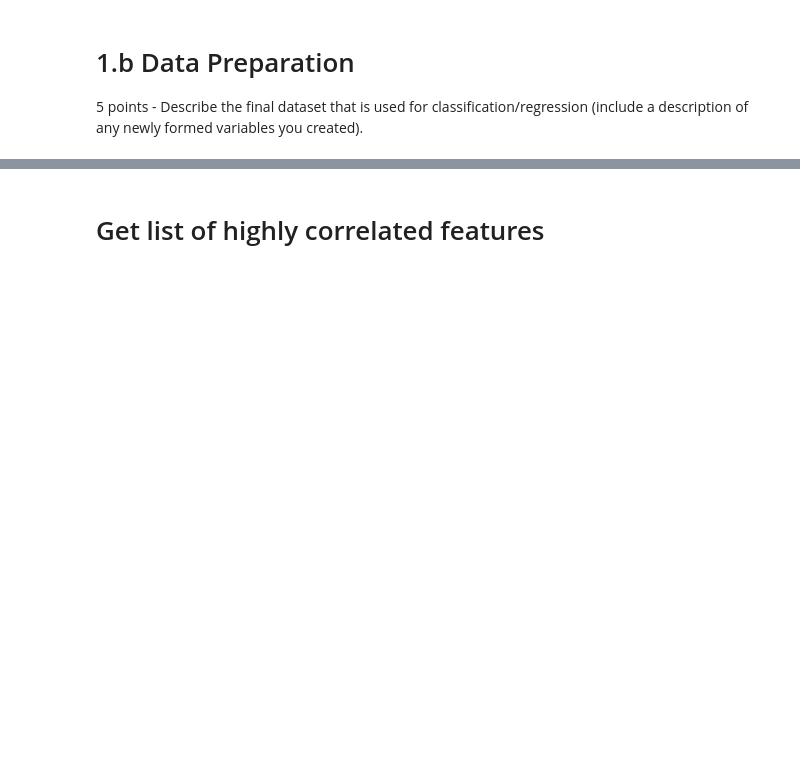
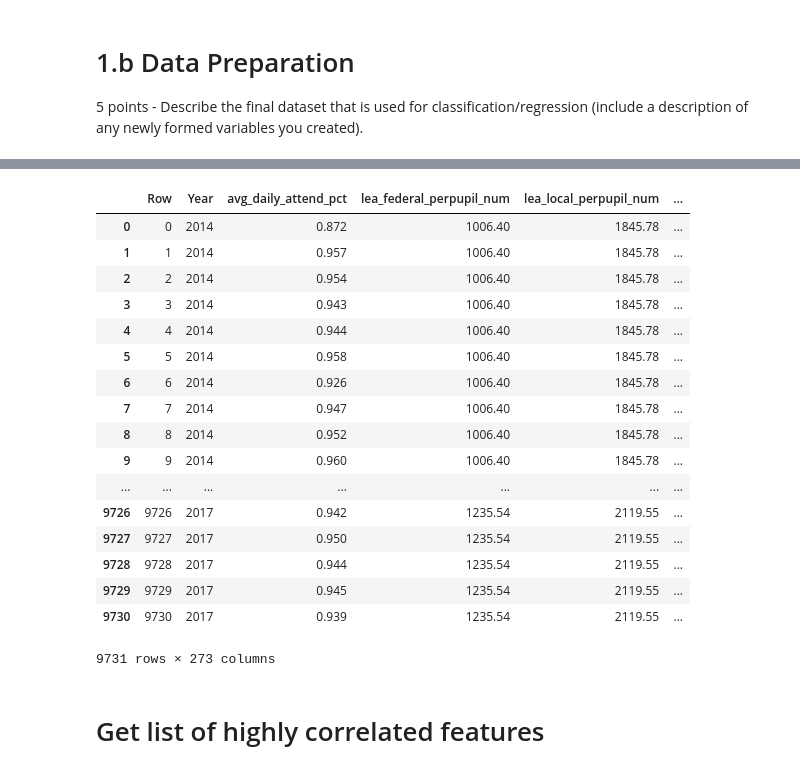
Before and after one commit to stmillett/MSDS7331_NorthCarolinaDataset, a Jupyter notebook: Lab2/Data Mining - Lab 2.ipynb, the cells around one changed output, grey strips where cells are left out. Drawn from its saved outputs; the diff is of its cells as text; code cells hidden in the pictures; blank space fills up the shorter version.

```diff
--- a/Lab2/Data Mining - Lab 2.ipynb
+++ b/Lab2/Data Mining - Lab 2.ipynb
@@ -96,6 +102,46 @@ CRITICAL_NA = .75
 #We replace the NA with the median of the column, otherwise we replace the value with 0
 
 imputed_school_data = school_data.apply(lambda col: col.fillna(0) if col.count()/col.shape[0]<CRITICAL_NA else col.fillna(col.median()),axis=0)
+# %%
+
+#ed = imputed_school_data.copy()
+
+#ed.to_csv('C:\\Users\\Bahr\\Desktop\\SMU_DS_Summer_2018\\Data_Mining\\Assignments\\Lab TWO\\MSDS7331_NorthCarolinaDataset\\Lab2\\RAW.csv')
+
+#ED is processed using Alteryx
+
+
+#reading in new dataset.
+SAT_Filtered = pd.DataFrame()
+SAT_Filtered = pd.read_csv('../Data/School Datasets/Alteryx_Product.csv', low_memory=False)
+
+
+SAT_Filtered
+
+#SAT_SCORE_ZERO	Boolean: If SAT equals zero. Used it to test if anyone participated but produced zero scores.
+#SAT_Score_above1000	 Boolean: SAT score above 1000 or not to get into a decent college in NC.
+#SAT_participation_number	 Estimate of number of students that took the SAT
+#EST_Student_College_NO	 Estimate of the number of students who didn't attempt the SAT
+#Student_Num_College_Ready_SAT	 Estimate of the number of students that can apply to college without SAT score hinderance from that school.
+# %% [output]
+|  | Row | Year | avg_daily_attend_pct | lea_federal_perpupil_num | lea_local_perpupil_num | ... |
+| 0 | 0 | 2014 | 0.872 | 1006.40 | 1845.78 | ... |
+| 1 | 1 | 2014 | 0.957 | 1006.40 | 1845.78 | ... |
+| 2 | 2 | 2014 | 0.954 | 1006.40 | 1845.78 | ... |
+| 3 | 3 | 2014 | 0.943 | 1006.40 | 1845.78 | ... |
+| 4 | 4 | 2014 | 0.944 | 1006.40 | 1845.78 | ... |
+| 5 | 5 | 2014 | 0.958 | 1006.40 | 1845.78 | ... |
+| 6 | 6 | 2014 | 0.926 | 1006.40 | 1845.78 | ... |
+| 7 | 7 | 2014 | 0.947 | 1006.40 | 1845.78 | ... |
+| 8 | 8 | 2014 | 0.952 | 1006.40 | 1845.78 | ... |
+| 9 | 9 | 2014 | 0.960 | 1006.40 | 1845.78 | ... |
+| ... | ... | ... | ... | ... | ... | ... |
+| 9726 | 9726 | 2017 | 0.942 | 1235.54 | 2119.55 | ... |
+| 9727 | 9727 | 2017 | 0.950 | 1235.54 | 2119.55 | ... |
+| 9728 | 9728 | 2017 | 0.944 | 1235.54 | 2119.55 | ... |
+| 9729 | 9729 | 2017 | 0.945 | 1235.54 | 2119.55 | ... |
+| 9730 | 9730 | 2017 | 0.939 | 1235.54 | 2119.55 | ... |
+9731 rows × 273 columns
 # %% [markdown]
 # Get list of highly correlated features
 # %%
```
Also changed, not shown: parts of 1 cell of this notebook, 2 other files.
